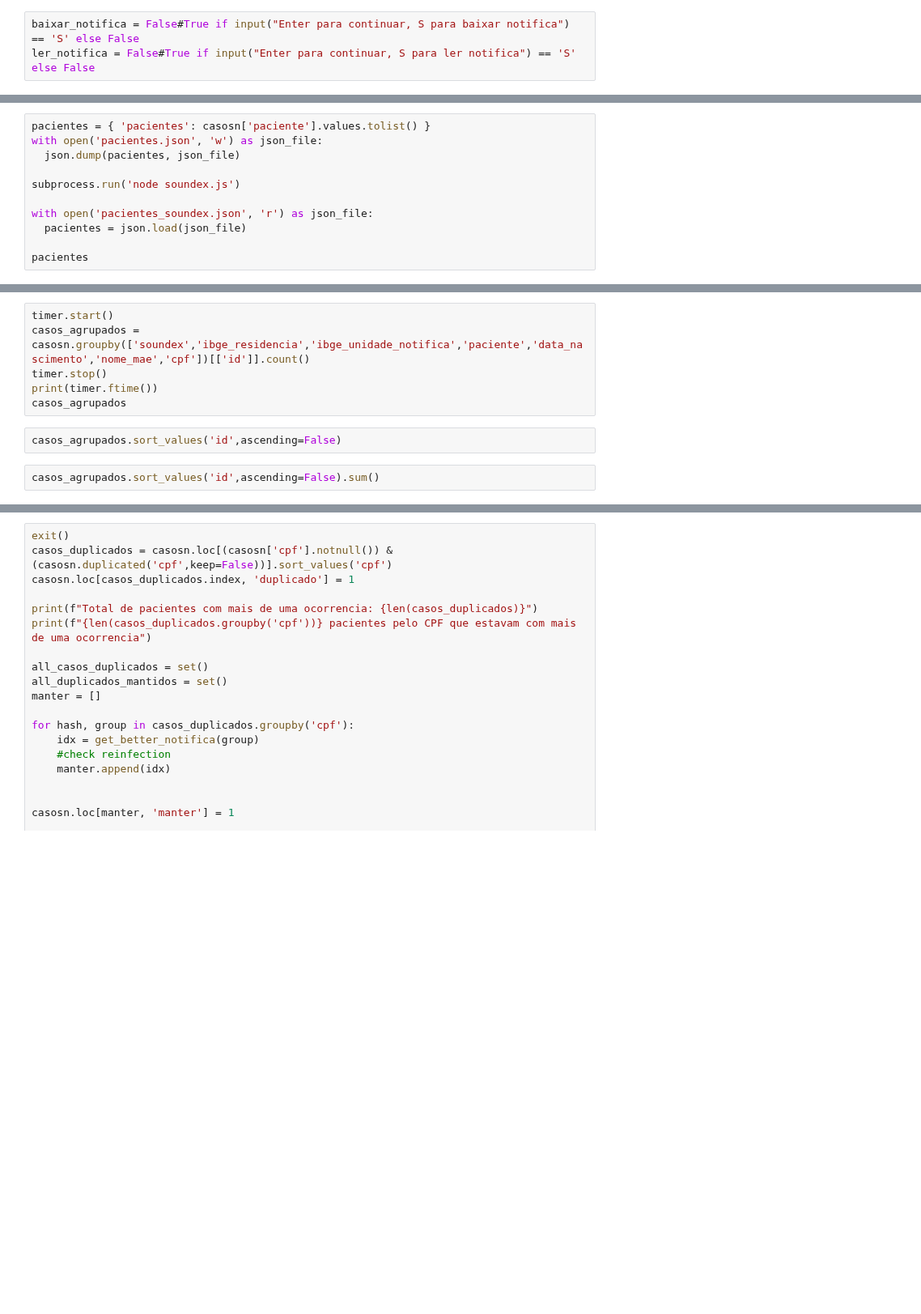
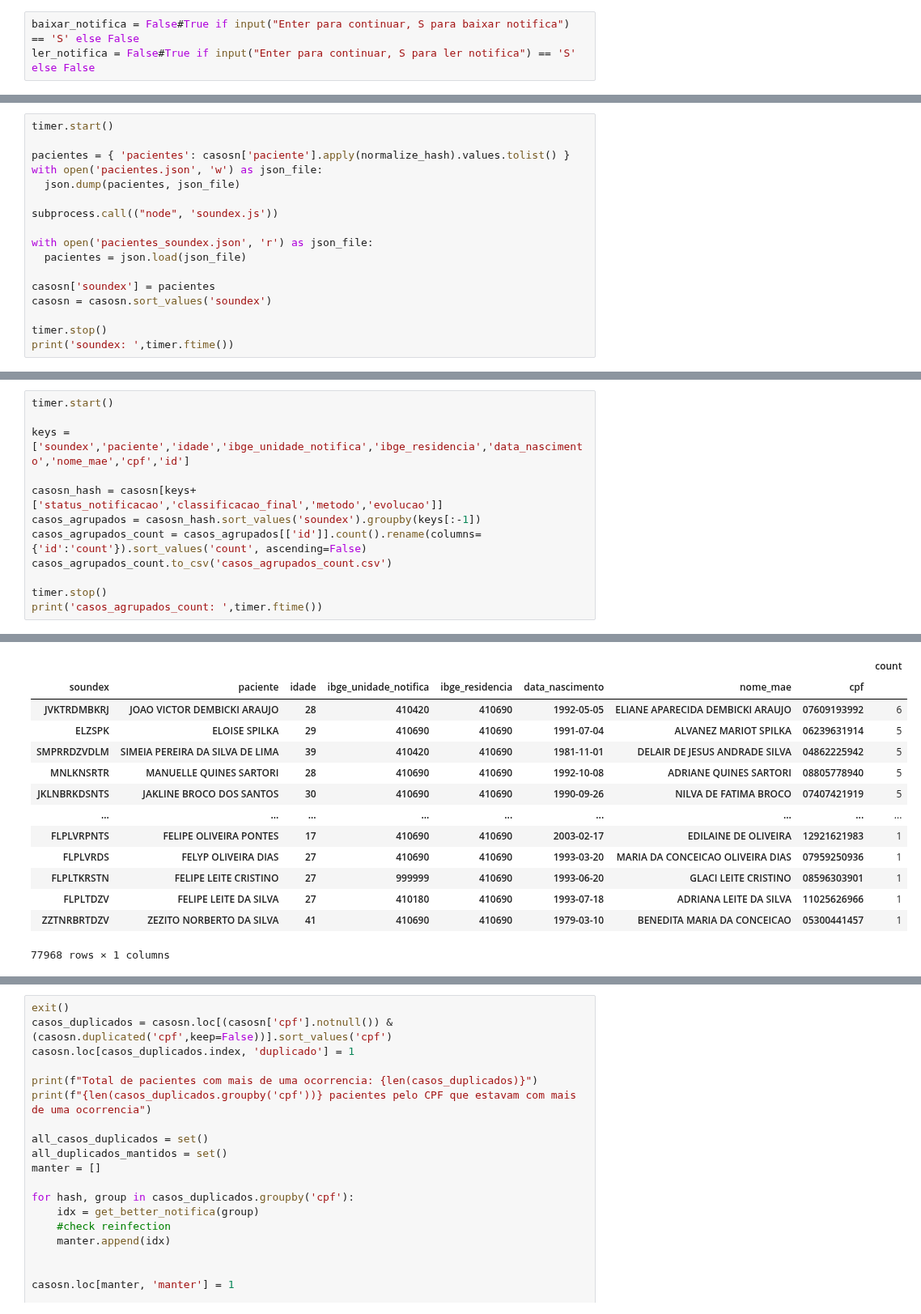
Before and after one commit to vinnylg/covid19datascience, a Jupyter notebook: correcoes.ipynb, the cells around one changed output, grey strips where cells are left out. Shown at 81% size. Saved outputs shown, nothing was run; the diff lists cells and outputs as text; blank space fills up the shorter version.

```diff
--- a/correcoes.ipynb
+++ b/correcoes.ipynb
@@ -56,11 +56,17 @@ casosn.groupby('classificacao_final')[['id']].count()
 # %%
-pacientes = { 'pacientes': casosn['paciente'].values.tolist() }
+timer.start()
+
+pacientes = { 'pacientes': casosn['paciente'].apply(normalize_hash).values.tolist() }
 with open('pacientes.json', 'w') as json_file:
   json.dump(pacientes, json_file)
 
-subprocess.run('node soundex.js')
+subprocess.call(("node", 'soundex.js'))
 
 with open('pacientes_soundex.json', 'r') as json_file:
   pacientes = json.load(json_file)
 
-pacientes
+casosn['soundex'] = pacientes
+casosn = casosn.sort_values('soundex')
+
+timer.stop()
+print('soundex: ',timer.ftime())
@@ -67,10 +86,13 @@ pacientes
-# %%
-timer.start()
-casos_agrupados = casosn.groupby(['soundex','ibge_residencia','ibge_unidade_notifica','paciente','data_nascimento','nome_mae','cpf'])[['id']].count()
-timer.stop()
-print(timer.ftime())
-casos_agrupados
-# %%
-casos_agrupados.sort_values('id',ascending=False)
-# %%
-casos_agrupados.sort_values('id',ascending=False).sum()
+# %%
+timer.start()
+
+keys = ['soundex','paciente','idade','ibge_unidade_notifica','ibge_residencia','data_nascimento','nome_mae','cpf','id']
+
+casosn_hash = casosn[keys+['status_notificacao','classificacao_final','metodo','evolucao']]
+casos_agrupados = casosn_hash.sort_values('soundex').groupby(keys[:-1])
+casos_agrupados_count = casos_agrupados[['id']].count().rename(columns={'id':'count'}).sort_values('count', ascending=False)
+casos_agrupados_count.to_csv('casos_agrupados_count.csv')
+
+timer.stop()
+print('casos_agrupados_count: ',timer.ftime())
+# %% [output]
@@ -76,0 +100,14 @@ casos_agrupados.sort_values('id',ascending=False).sum()
+|  |  |  |  |  |  |  |  | count |
+| soundex | paciente | idade | ibge_unidade_notifica | ibge_residencia | data_nascimento | nome_mae | cpf |  |
+| JVKTRDMBKRJ | JOAO VICTOR DEMBICKI ARAUJO | 28 | 410420 | 410690 | 1992-05-05 | ELIANE APARECIDA DEMBICKI ARAUJO | 07609193992 | 6 |
+| ELZSPK | ELOISE SPILKA | 29 | 410690 | 410690 | 1991-07-04 | ALVANEZ MARIOT SPILKA | 06239631914 | 5 |
+| SMPRRDZVDLM | SIMEIA PEREIRA DA SILVA DE LIMA | 39 | 410420 | 410690 | 1981-11-01 | DELAIR DE JESUS ANDRADE SILVA | 04862225942 | 5 |
+| MNLKNSRTR | MANUELLE QUINES SARTORI | 28 | 410690 | 410690 | 1992-10-08 | ADRIANE QUINES SARTORI | 08805778940 | 5 |
+| JKLNBRKDSNTS | JAKLINE BROCO DOS SANTOS | 30 | 410690 | 410690 | 1990-09-26 | NILVA DE FATIMA BROCO | 07407421919 | 5 |
+| ... | ... | ... | ... | ... | ... | ... | ... | ... |
+| FLPLVRPNTS | FELIPE OLIVEIRA PONTES | 17 | 410690 | 410690 | 2003-02-17 | EDILAINE DE OLIVEIRA | 12921621983 | 1 |
+| FLPLVRDS | FELYP OLIVEIRA DIAS | 27 | 410690 | 410690 | 1993-03-20 | MARIA DA CONCEICAO OLIVEIRA DIAS | 07959250936 | 1 |
+| FLPLTKRSTN | FELIPE LEITE CRISTINO | 27 | 999999 | 410690 | 1993-06-20 | GLACI LEITE CRISTINO | 08596303901 | 1 |
+| FLPLTDZV | FELIPE LEITE DA SILVA | 27 | 410180 | 410690 | 1993-07-18 | ADRIANA LEITE DA SILVA | 11025626966 | 1 |
+| ZZTNRBRTDZV | ZEZITO NORBERTO DA SILVA | 41 | 410690 | 410690 | 1979-03-10 | BENEDITA MARIA DA CONCEICAO | 05300441457 | 1 |
+77968 rows × 1 columns
```
Also changed, not shown: parts of 8 cells of this notebook, 5 other files.
